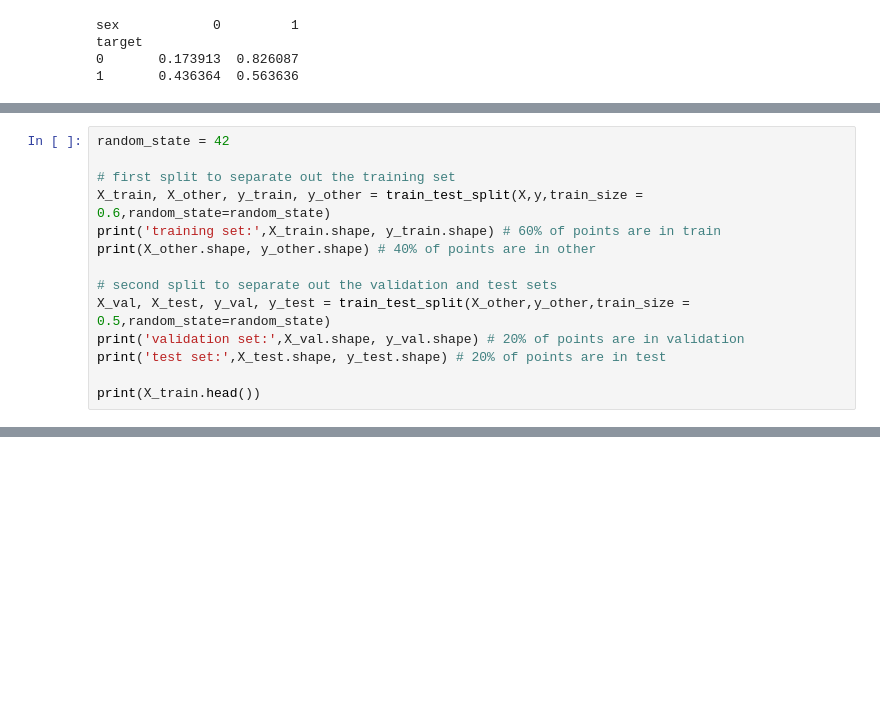
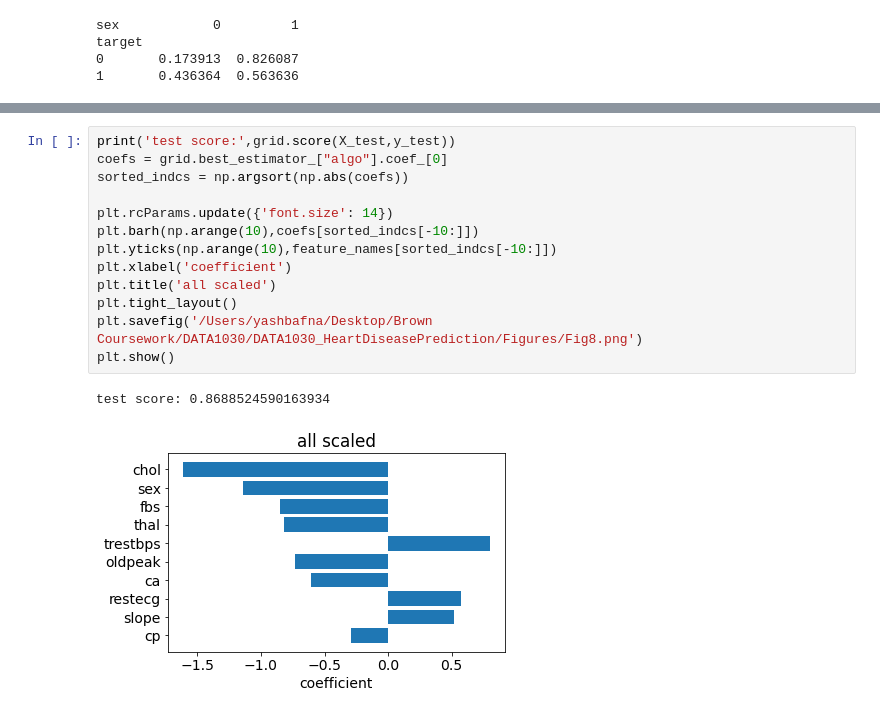
Before and after one commit to yashbafna23/DATA1030_HeartDiseasePrediction, a Jupyter notebook: Src/1030_project_main.ipynb, the cells around one changed output, grey strips where cells are left out. Drawn from its saved outputs; the diff is of its cells as text; blank space fills up the shorter version.

```diff
--- a/Src/1030_project_main.ipynb
+++ b/Src/1030_project_main.ipynb
@@ -185,17 +186,3 @@ Name: target, Length: 303, dtype: int64
 2   0     2
 3   0     2
 4   0     2
-# %%
-random_state = 42
-
-# first split to separate out the training set
-X_train, X_other, y_train, y_other = train_test_split(X,y,train_size = 0.6,random_state=random_state)
-print('training set:',X_train.shape, y_train.shape) # 60% of points are in train
-print(X_other.shape, y_other.shape) # 40% of points are in other
-
-# second split to separate out the validation and test sets
-X_val, X_test, y_val, y_test = train_test_split(X_other,y_other,train_size = 0.5,random_state=random_state)
-print('validation set:',X_val.shape, y_val.shape) # 20% of points are in validation
-print('test set:',X_test.shape, y_test.shape) # 20% of points are in test
-
-print(X_train.head())
@@ -306,0 +528,16 @@ X_train
+# %%
+print('test score:',grid.score(X_test,y_test))
+coefs = grid.best_estimator_["algo"].coef_[0]
+sorted_indcs = np.argsort(np.abs(coefs))
+
+plt.rcParams.update({'font.size': 14})
+plt.barh(np.arange(10),coefs[sorted_indcs[-10:]])
+plt.yticks(np.arange(10),feature_names[sorted_indcs[-10:]])
+plt.xlabel('coefficient')
+plt.title('all scaled')
+plt.tight_layout()
+plt.savefig('/Users/yashbafna/Desktop/Brown Coursework/DATA1030/DATA1030_HeartDiseasePrediction/Figures/Fig8.png')
+plt.show()
+# %% [output]
+test score: 0.8688524590163934
+[figure, added]
```
Also changed, not shown: parts of 36 cells of this notebook, 22 other files.
